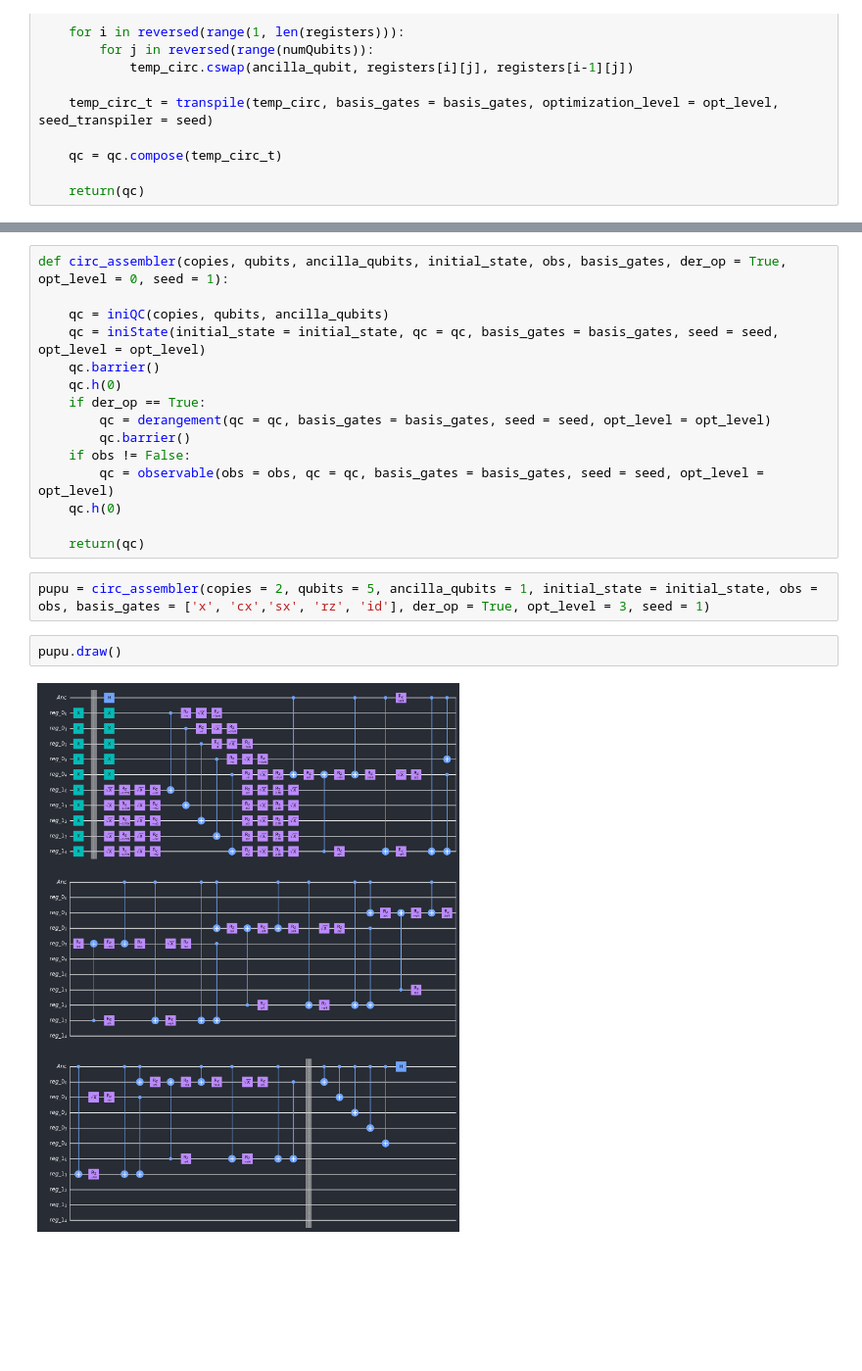
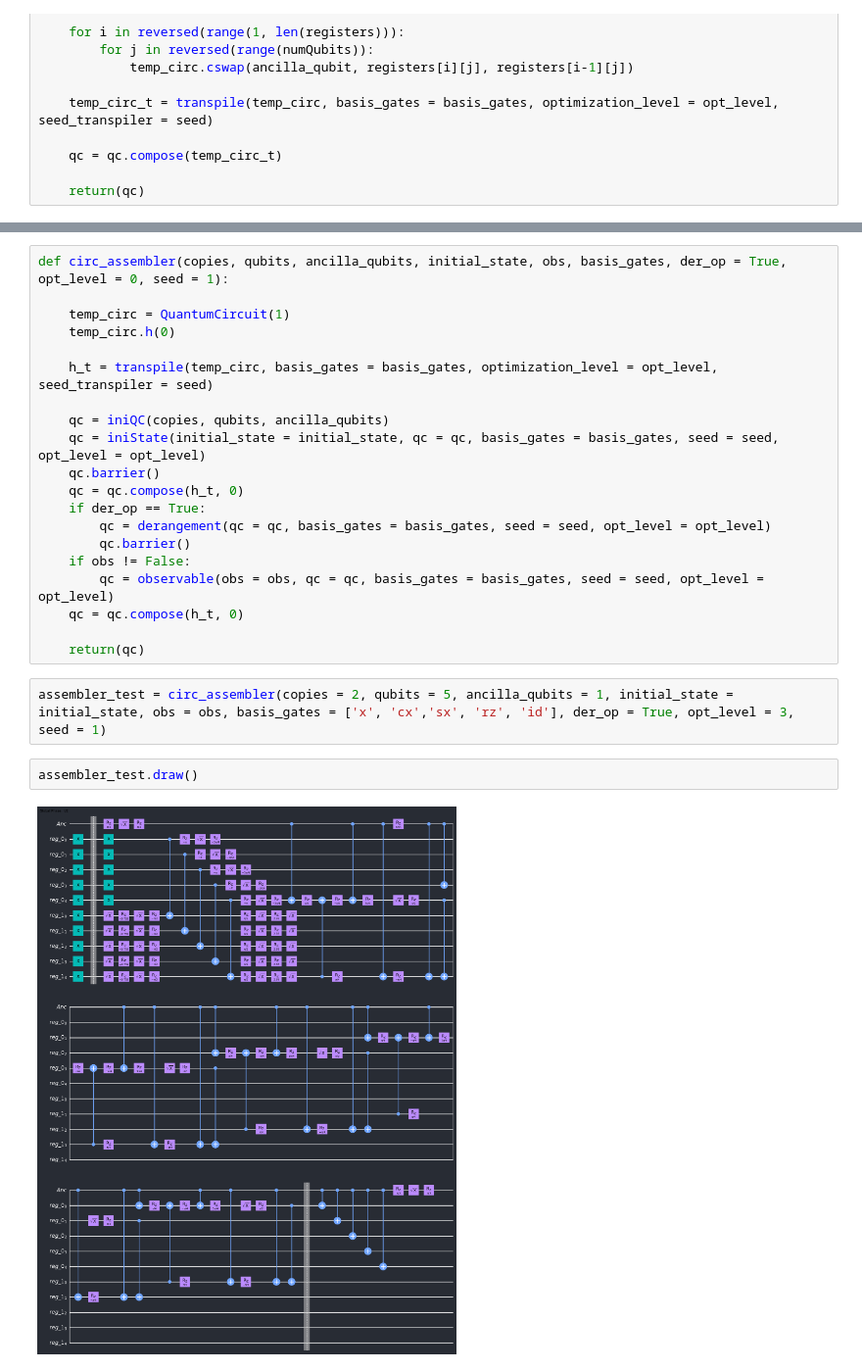
Before and after one commit to noszitomi/UCLQ_internship, a Jupyter notebook: UCLQ_code/sandbox/asset_tester.ipynb, the cells around one changed output, grey strips where cells are left out. Shown at 98% size. Drawn from its saved outputs; the diff is of its cells as text; blank space fills up the shorter version.

```diff
--- a/UCLQ_code/sandbox/asset_tester.ipynb
+++ b/UCLQ_code/sandbox/asset_tester.ipynb
@@ -82,22 +80,27 @@ hueue.draw()
 [figure]
 # %%
 def circ_assembler(copies, qubits, ancilla_qubits, initial_state, obs, basis_gates, der_op = True, opt_level = 0, seed = 1):
+
+    temp_circ = QuantumCircuit(1)
+    temp_circ.h(0)
+
+    h_t = transpile(temp_circ, basis_gates = basis_gates, optimization_level = opt_level, seed_transpiler = seed)
 
     qc = iniQC(copies, qubits, ancilla_qubits)
     qc = iniState(initial_state = initial_state, qc = qc, basis_gates = basis_gates, seed = seed, opt_level = opt_level)
     qc.barrier()
-    qc.h(0)
+    qc = qc.compose(h_t, 0)
     if der_op == True:
         qc = derangement(qc = qc, basis_gates = basis_gates, seed = seed, opt_level = opt_level)
         qc.barrier()
     if obs != False:
         qc = observable(obs = obs, qc = qc, basis_gates = basis_gates, seed = seed, opt_level = opt_level)
-    qc.h(0)
+    qc = qc.compose(h_t, 0)
 
     return(qc)
 # %%
-pupu = circ_assembler(copies = 2, qubits = 5, ancilla_qubits = 1, initial_state = initial_state, obs = obs, basis_gates = ['x', 'cx','sx', 'rz', 'id'], der_op = True, opt_level = 3, seed = 1)
+assembler_test = circ_assembler(copies = 2, qubits = 5, ancilla_qubits = 1, initial_state = initial_state, obs = obs, basis_gates = ['x', 'cx','sx', 'rz', 'id'], der_op = True, opt_level = 3, seed = 1)
 # %%
-pupu.draw()
+assembler_test.draw()
 # %% [output]
-[figure, old version]
+[figure, new version]
```
Also changed, not shown: parts of 13 cells of this notebook.
